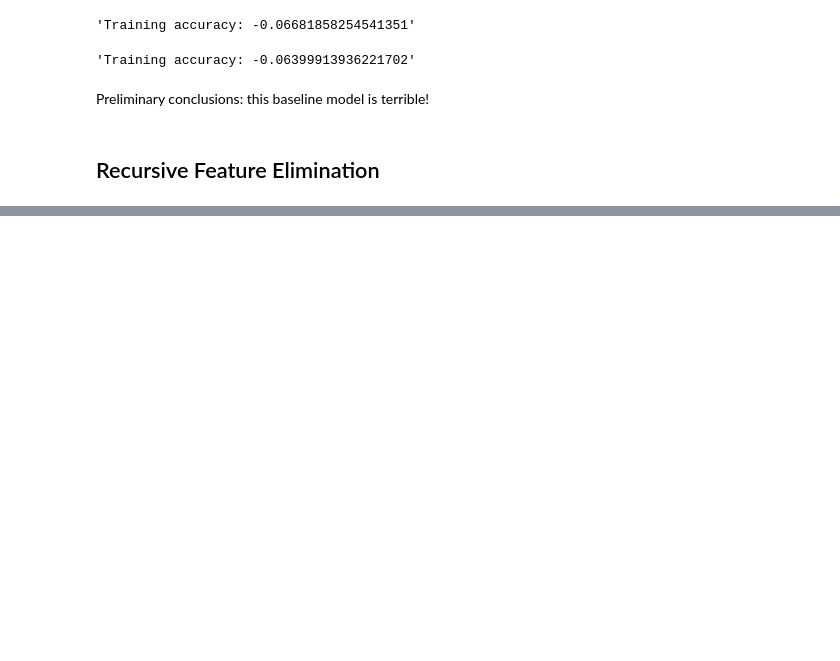
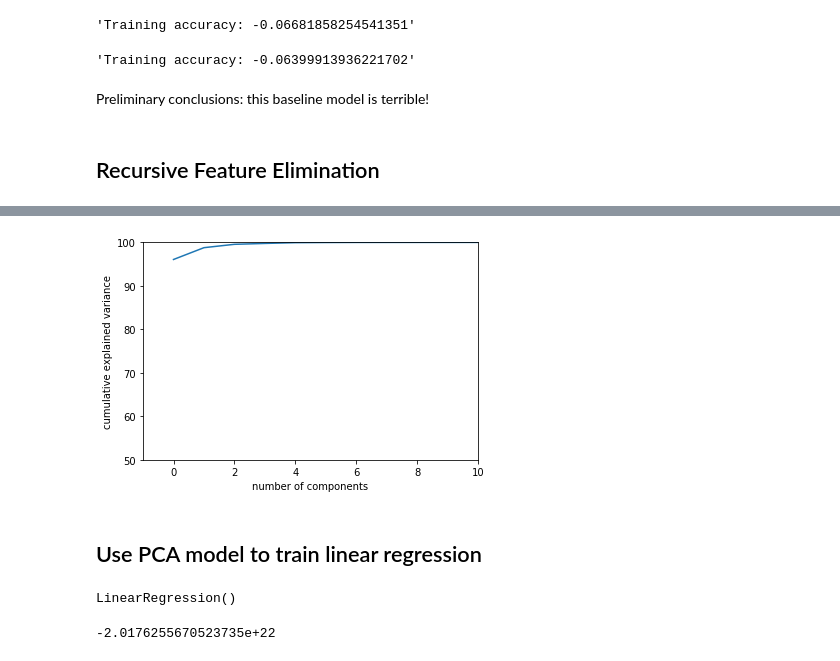
Before and after one commit to Basmatz/Spiced-bootcamp, a Jupyter notebook: Week_3/Bike_Project/Bike_Final_Project.ipynb, the cells around one changed output, grey strips where cells are left out. Saved outputs shown, nothing was run; the diff lists cells and outputs as text; code cells hidden in the pictures; blank space fills up the shorter version.

```diff
--- a/Week_3/Bike_Project/Bike_Final_Project.ipynb
+++ b/Week_3/Bike_Project/Bike_Final_Project.ipynb
@@ -1006,0 +1137,14 @@ TypeError: __init__() got an unexpected keyword argument 'kernel'
+# %%
+# hmmm... not so useful. let's cut it down to the first few components
+
+plt.plot(np.cumsum(pca.explained_variance_ratio_*100))
+plt.xlim(-1, 10)
+plt.ylim(50, 100)
+plt.xlabel('number of components')
+plt.ylabel('cumulative explained variance')
+# plt.xticks(np.arange(len(pca.explained_variance_ratio_)), np.arange(1,len(pca.explained_variance_ratio_)+1))
+plt.show()
+# %% [output]
+[figure, added]
+# %% [markdown]
+## Use PCA model to train linear regression
@@ -1006,0 +1155,14 @@ TypeError: __init__() got an unexpected keyword argument 'kernel'
+# %%
+# Set up linear regression model
+
+m = LinearRegression()
+
+# train model
+
+m.fit(Xtrain_PCA_prep, ytrain)
+# %% [output]
+LinearRegression()
+# %%
+m.score(Xtest_PCA, ytest)
+# %% [output]
+-2.0176255670523735e+22
```
Also changed, not shown: parts of 26 cells of this notebook.
